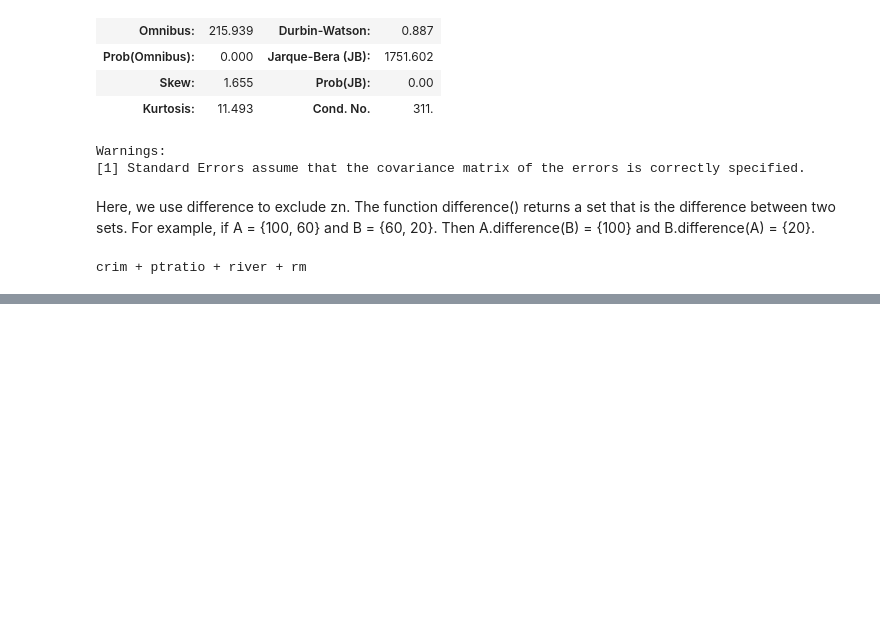
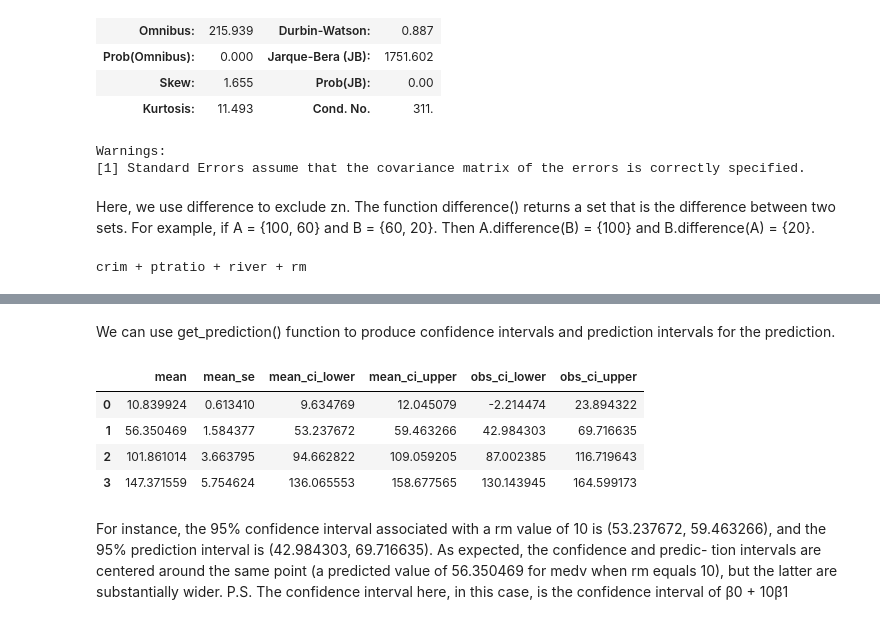
Before and after one commit to sneha-raj/Python-foundations, a Jupyter notebook: Linear regression.ipynb, the cells around one changed output, grey strips where cells are left out. Drawn from its saved outputs; the diff is of its cells as text; code cells hidden in the pictures; blank space fills up the shorter version.

```diff
--- a/Linear regression.ipynb
+++ b/Linear regression.ipynb
@@ -202,0 +293,4 @@ crim + ptratio + river + rm
+# %%
+test_data = {'rm':[5,10,15,20]}
+test_data_df = pd.DataFrame(test_data)
+test_data_df
@@ -202,0 +303,14 @@ crim + ptratio + river + rm
+# %% [markdown]
+We can use get_prediction() function to produce confidence intervals and prediction intervals for the prediction.
+# %%
+ prediction1 = result1.get_prediction(test_data_df)
+prediction1.summary_frame(alpha=0.05)
+# %% [output]
+|  | mean | mean_se | mean_ci_lower | mean_ci_upper | obs_ci_lower | obs_ci_upper |
+| 0 | 10.839924 | 0.613410 | 9.634769 | 12.045079 | -2.214474 | 23.894322 |
+| 1 | 56.350469 | 1.584377 | 53.237672 | 59.463266 | 42.984303 | 69.716635 |
+| 2 | 101.861014 | 3.663795 | 94.662822 | 109.059205 | 87.002385 | 116.719643 |
+| 3 | 147.371559 | 5.754624 | 136.065553 | 158.677565 | 130.143945 | 164.599173 |
+# %% [markdown]
+For instance, the 95% confidence interval associated with a rm value of 10 is (53.237672, 59.463266), and the 95% prediction interval is (42.984303, 69.716635). As expected, the confidence and predic- tion intervals are centered around the same point (a predicted value of 56.350469 for medv when rm equals 10), but the latter are substantially wider.
+P.S. The confidence interval here, in this case, is the confidence interval of β0 + 10β1
```
Also changed, not shown: parts of 10 cells of this notebook.
